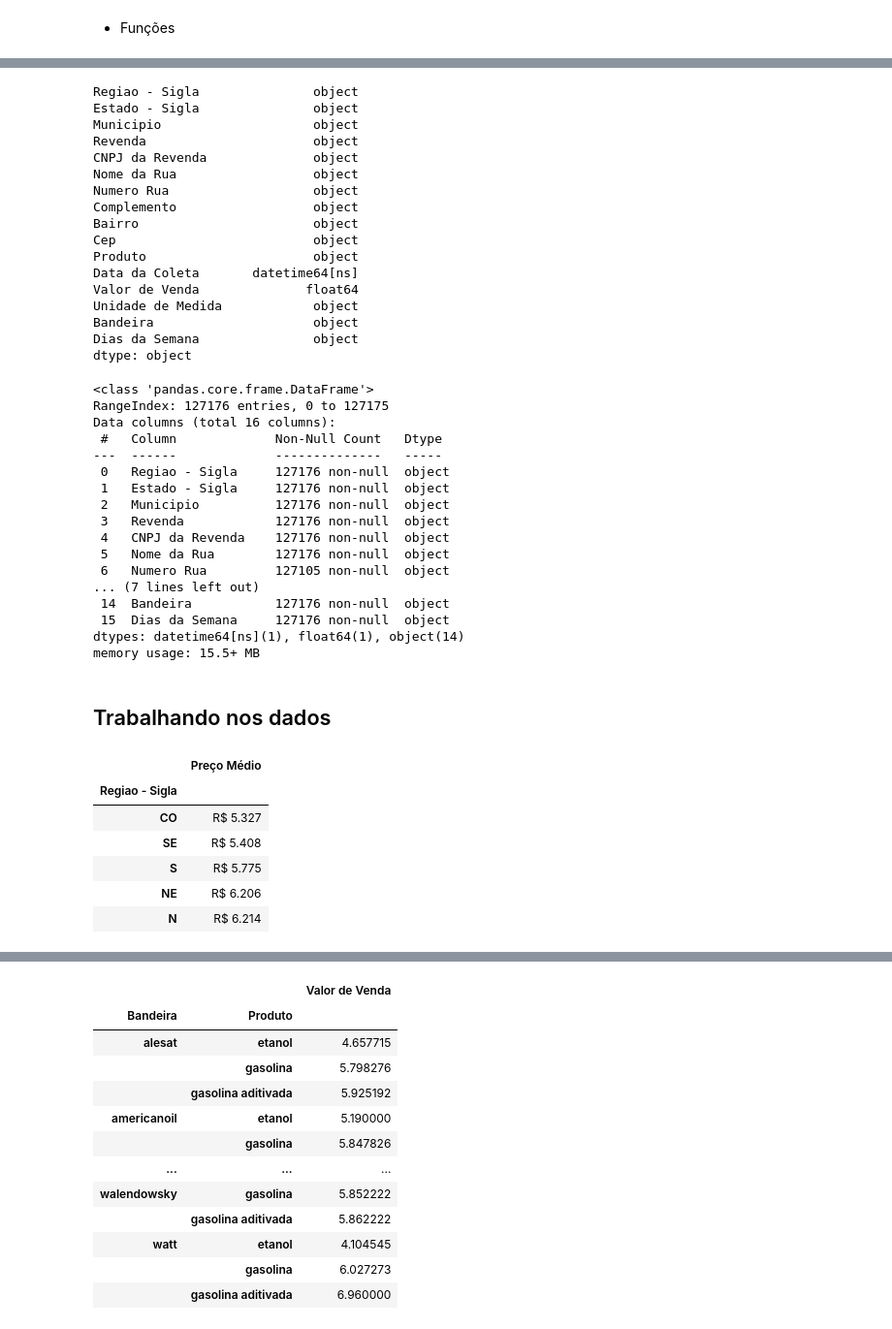
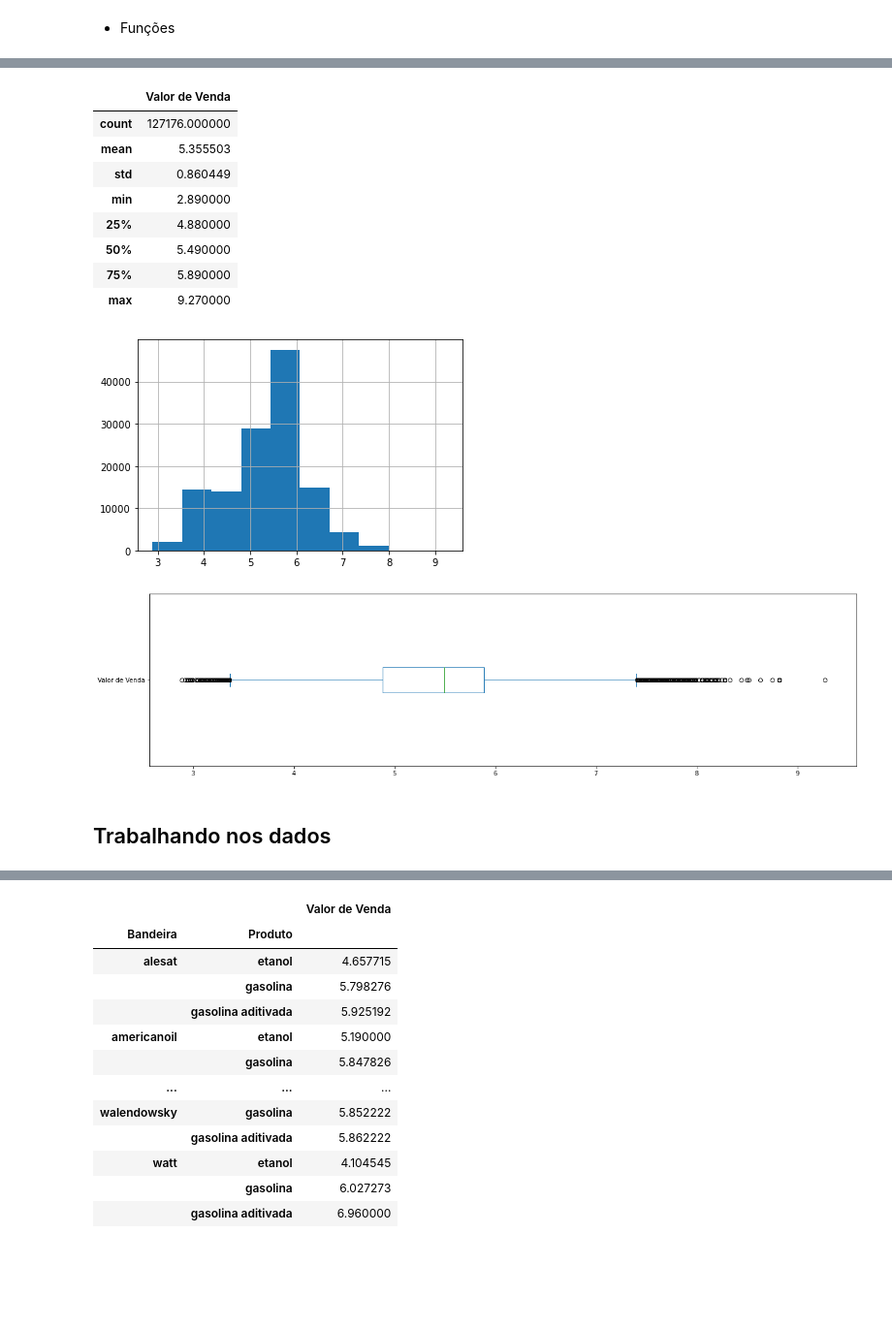
Before and after one commit to pedrorcm/Analise-Combustiveis-M4, a Jupyter notebook: main.ipynb, the cells around one changed output, grey strips where cells are left out. Shown at 97% size. Drawn from its saved outputs; the diff is of its cells as text; code cells hidden in the pictures; blank space fills up the shorter version.

Commit message:
Plots e Análise Exploratória
Criação de alguns gráficos que iremos aprimorar ainda. Também construímos a fundação da nossa estrutura da análise exploratória (a ser concluída com markdown)

```diff
--- a/main.ipynb
+++ b/main.ipynb
@@ -107,42 +154,23 @@ conjunto_dados.head()
 | 3 | SE | ES | colatina | posto motocap ltda | 04.814.652/0001-10 | praca almirante barroso | 52 | ... |
 | 4 | CO | GO | goiania | justiniano & justiniano ltda | 04.489.287/0001-16 | avenida jose leandro da cruz | 2,36 | ... |
 # %%
-conjunto_dados.dtypes
+conjunto_dados.describe()
 # %% [output]
-Regiao - Sigla               object
-Estado - Sigla               object
-Municipio                    object
-Revenda                      object
-CNPJ da Revenda              object
-Nome da Rua                  object
-Numero Rua                   object
-Complemento                  object
-Bairro                       object
-Cep                          object
-Produto                      object
-Data da Coleta       datetime64[ns]
-Valor de Venda              float64
-Unidade de Medida            object
-Bandeira                     object
-Dias da Semana               object
-dtype: object
+|  | Valor de Venda |
+| count | 127176.000000 |
+| mean | 5.355503 |
+| std | 0.860449 |
+| min | 2.890000 |
+| 25% | 4.880000 |
+| 50% | 5.490000 |
+| 75% | 5.890000 |
+| max | 9.270000 |
-# %%
-conjunto_dados.info()
-# %% [output]
-<class 'pandas.core.frame.DataFrame'>
-RangeIndex: 127176 entries, 0 to 127175
-Data columns (total 16 columns):
- #   Column             Non-Null Count   Dtype
----  ------             --------------   -----
- 0   Regiao - Sigla     127176 non-null  object
- 1   Estado - Sigla     127176 non-null  object
- 2   Municipio          127176 non-null  object
- 3   Revenda            127176 non-null  object
- 4   CNPJ da Revenda    127176 non-null  object
- 5   Nome da Rua        127176 non-null  object
- 6   Numero Rua         127105 non-null  object
-... (7 lines left out)
- 14  Bandeira           127176 non-null  object
- 15  Dias da Semana     127176 non-null  object
-dtypes: datetime64[ns](1), float64(1), object(14)
-memory usage: 15.5+ MB
+# %%
+conjunto_dados['Valor de Venda'].hist();
+# %% [output]
+[figure, added]
+# %%
+conjunto_dados['Valor de Venda'].plot(kind='box', vert=False, figsize=(20, 5))
+plt.show()
+# %% [output]
+[figure, added]
@@ -153,17 +183,3 @@ memory usage: 15.5+ MB
 # %%
 comb_jul = conjunto_dados[(conjunto_dados['Data da Coleta'] < '2022-08-01')]
 comb_ago = conjunto_dados[(conjunto_dados['Data da Coleta'] > '2022-08-01')]
-# %%
-preco_comb_jul = comb_jul.groupby(['Regiao - Sigla']).mean()
-preco_comb_jul.columns = ['Preço Médio']
-preco_comb_jul['Preço Médio'] = preco_comb_jul['Preço Médio'].apply(formatar)
-
-display(preco_comb_jul.sort_values(by='Preço Médio', ascending=True))
-# %% [output]
-|  | Preço Médio |
-| Regiao - Sigla |  |
-| CO | R$ 5.327 |
-| SE | R$ 5.408 |
-| S | R$ 5.775 |
-| NE | R$ 6.206 |
-| N | R$ 6.214 |
```
Also changed, not shown: parts of 65 cells of this notebook.
